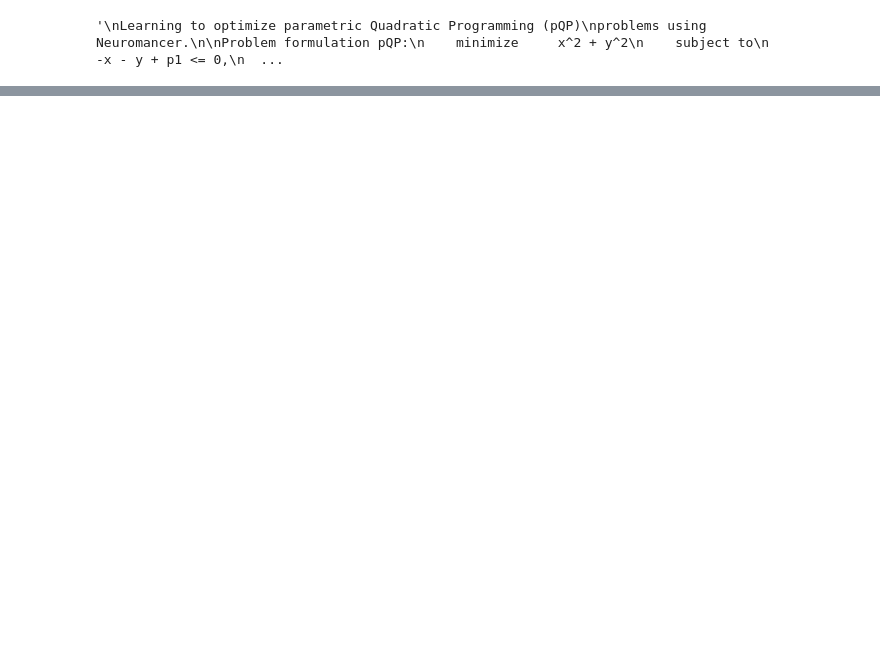
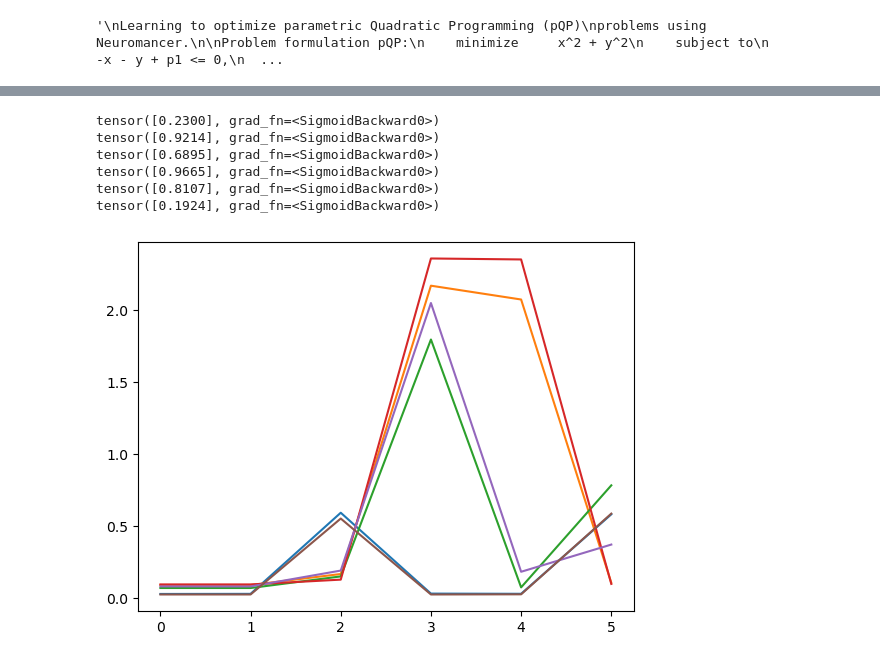
Before and after one commit to pnnl/LOPO, a Jupyter notebook: New_Experiments/pQp_example_ADMM_withTrainedMetric.ipynb, the cells around one changed output, grey strips where cells are left out. Cells and saved outputs as stored; diff of their text form; code cells hidden in the pictures; blank space fills up the shorter version.

```diff
--- a/New_Experiments/pQp_example_ADMM_withTrainedMetric.ipynb
+++ b/New_Experiments/pQp_example_ADMM_withTrainedMetric.ipynb
@@ -592,0 +619,26 @@ array([[ 0.32      , -0.37      ],
+# %%
+'''
+Plot the meterics that are learned
+'''
+
+
+p1 = samples_test['p1']
+p2 = samples_test['p2']
+
+
+j = 32
+for j in [1,24,6,18,29,51]:
+    test_p = torch.tensor([p1[j,0],p2[j,0]],dtype=torch.float32)
+    a = solver.Pm('',test_p)
+    print(solver.Pm.scl_comp('',test_p))
+    plt.plot(np.diag(a.detach().numpy()))
+
+plt.show()
+# %% [output]
+tensor([0.2300], grad_fn=<SigmoidBackward0>)
+tensor([0.9214], grad_fn=<SigmoidBackward0>)
+tensor([0.6895], grad_fn=<SigmoidBackward0>)
+tensor([0.9665], grad_fn=<SigmoidBackward0>)
+tensor([0.8107], grad_fn=<SigmoidBackward0>)
+tensor([0.1924], grad_fn=<SigmoidBackward0>)
+[figure, added]
```
Also changed, not shown: parts of 12 cells of this notebook, 3 other files.
